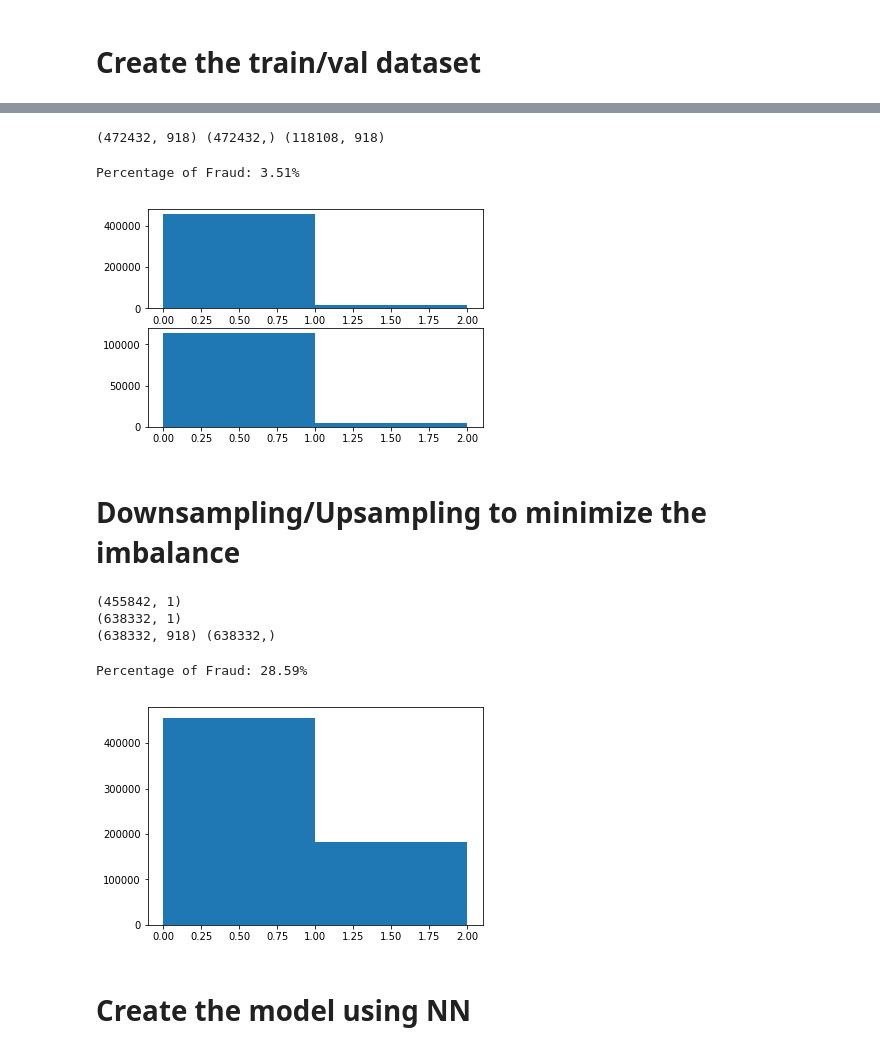
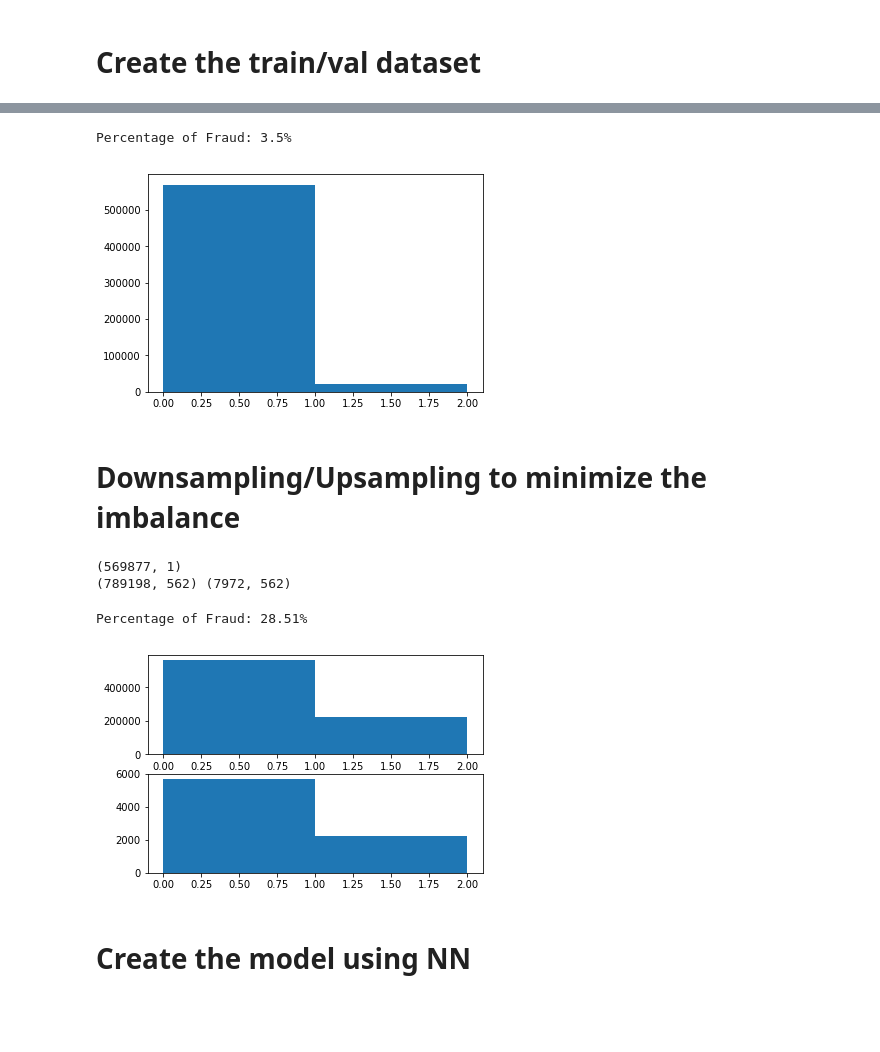
Before and after one commit to aquangnguyen1992/Advanced_Data_Science_Capstone, a Jupyter notebook: 16GB Advanced Data Science Capstone.ipynb, the cells around one changed output, grey strips where cells are left out. Drawn from its saved outputs; the diff is of its cells as text; code cells hidden in the pictures; blank space fills up the shorter version.

```diff
--- a/16GB Advanced Data Science Capstone.ipynb
+++ b/16GB Advanced Data Science Capstone.ipynb
@@ -111,11 +182,10 @@ dataset_transaction.head(5)
 # %%
 for column in int_columns:
   # Set to int 32
-  dataset_transaction[column].astype('int32')
+  dataset_transaction[column].astype('float32')
 
   # Code the NaN feature
-  #if np.any(np.isnan(dataset_transaction[column].values)):
-  #  dataset_transaction[column + "_NaN_Code"] = np.isnan(dataset_transaction[column].values).astype('int8')
+  dataset_transaction[column + "_NaN_Code"] = np.isnan(dataset_transaction[column].values).astype('int8')
 
   # Normalization
   X = dataset_transaction[column]
@@ -165,2 +239,5 @@ analyzing_data = dataset_transaction[colums_to_analyze]
+# %%
+columns_to_analyze = out
+analyzing_data = dataset_transaction[columns_to_analyze]
 # %%
 corr = analyzing_data.corr()
@@ -189,25 +303,17 @@ from sklearn.model_selection import train_test_split
 Y = dataset['isFraud']
 dataset.pop('isFraud')
 X = dataset
-
-X_train, X_test, Y_train, Y_test = train_test_split(X, Y, test_size=0.2)
-
-print(X_train.shape, Y_train.shape, X_test.shape)
+X_train = X
+Y_train = Y
-# %% [output]
-(472432, 918) (472432,) (118108, 918)
 # %%
 # Check the imbalance
-plt.subplot(211)
 plt.hist(Y_train, bins=[0,1,2])
-
-plt.subplot(212)
-plt.hist(Y_test, bins=[0,1,2])
 
 fraud_count = np.unique(Y_train, return_counts=True)
 print("Percentage of Fraud: " + str(round(fraud_count[1][1]/np.sum(fraud_count[1])*100,2)) + "%")
 # %% [output]
-Percentage of Fraud: 3.51%
+Percentage of Fraud: 3.5%
-[figure, old version]
+[figure, new version]
 # %% [markdown]
 # Downsampling/Upsampling to minimize the imbalance
 # %%
@@ -226,29 +332,44 @@ for i in range(upsampling_factor):
 
 indices_0_new = np.concatenate((indices_1_new, indices_0_new), axis=0)
 
-print(indices_0_new.shape)
-
 indices_0_new = tf.random.shuffle(indices_0_new)
 
-X_to_train = np.array(X_train)[indices_0_new]
-Y_to_train = np.array(Y_train)[indices_0_new]
+X_new = np.array(X_train)[indices_0_new]
+Y_new = np.array(Y_train)[indices_0_new]
+
+X_train, X_test, Y_train, Y_test = train_test_split(X_new, Y_new, test_size=0.01)
+
+X_to_train = np.reshape(X_train, (X_train.shape[0], X_train.shape[2]))
+Y_to_train = np.squeeze(Y_train, axis=1)
+
+X_test = np.reshape(X_test, (X_test.shape[0], X_test.shape[2]))
+Y_test = np.squeeze(Y_test, axis=1)
 
 
-X_to_train = np.reshape(X_to_train, (X_to_train.shape[0], X_to_train.shape[2]))
-Y_to_train = np.squeeze(Y_to_train, axis=1)
-print(X_to_train.shape, Y_to_train.shape)
+print(X_to_train.shape, X_test.shape)
 # %% [output]
-(455842, 1)
-(638332, 1)
-(638332, 918) (638332,)
+(569877, 1)
+(789198, 562) (7972, 562)
 # %%
+X_new = None
+Y_new = None
+
+plt.subplot(211)
 plt.hist(Y_to_train, bins=[0,1,2])
+
+plt.subplot(212)
+plt.hist(Y_test, bins=[0,1,2])
+
+X_train = None
+Y_train = None
+X = None
+Y = None
 
 fraud_count = np.unique(Y_to_train, return_counts=True)
 print("Percentage of Fraud: " + str(round(fraud_count[1][1]/np.sum(fraud_count[1])*100,2)) + "%")
 # %% [output]
-Percentage of Fraud: 28.59%
+Percentage of Fraud: 28.51%
-[figure, old version]
+[figure, new version]
 # %% [markdown]
 # Create the model using NN
 # %%
```
Also changed, not shown: parts of 55 cells of this notebook.
